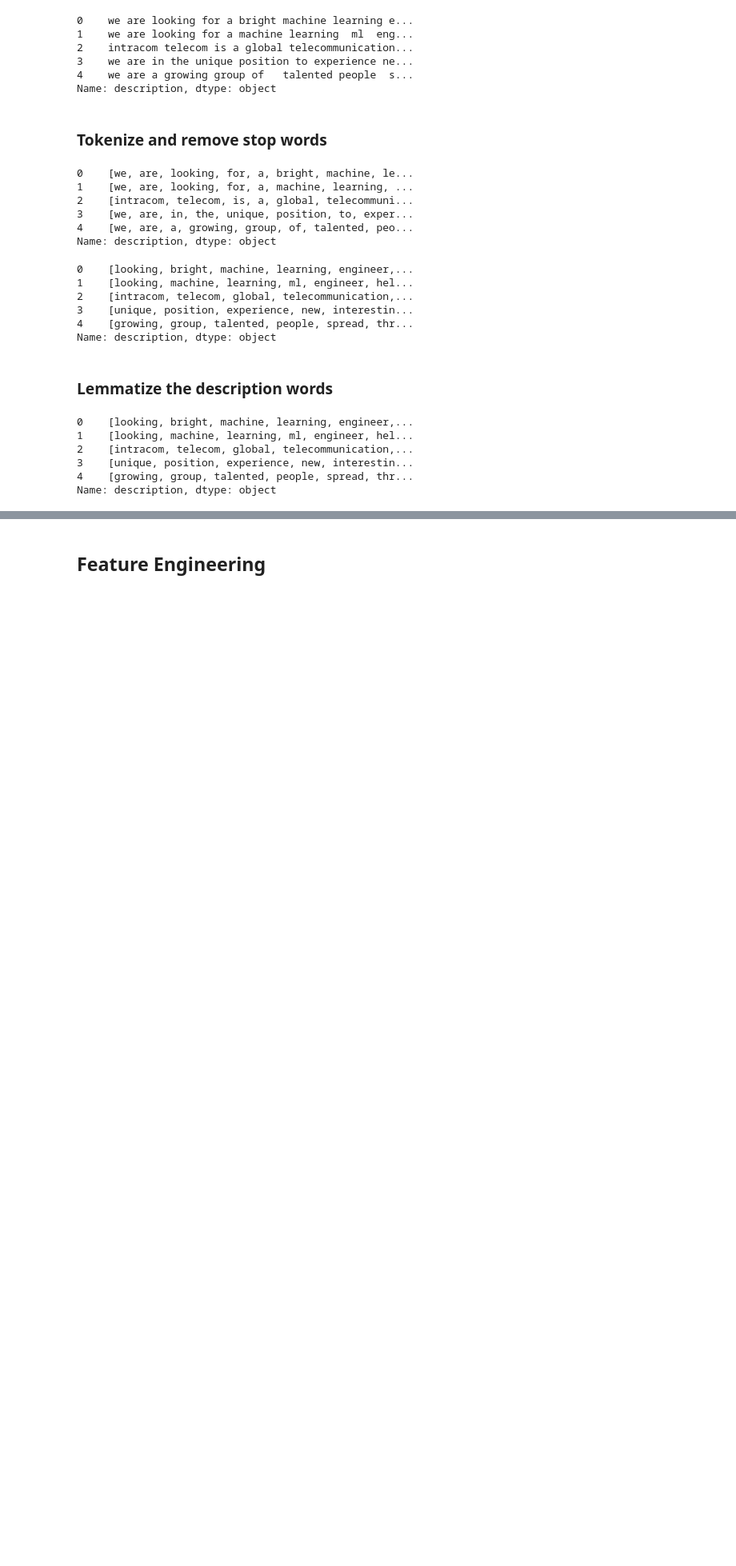
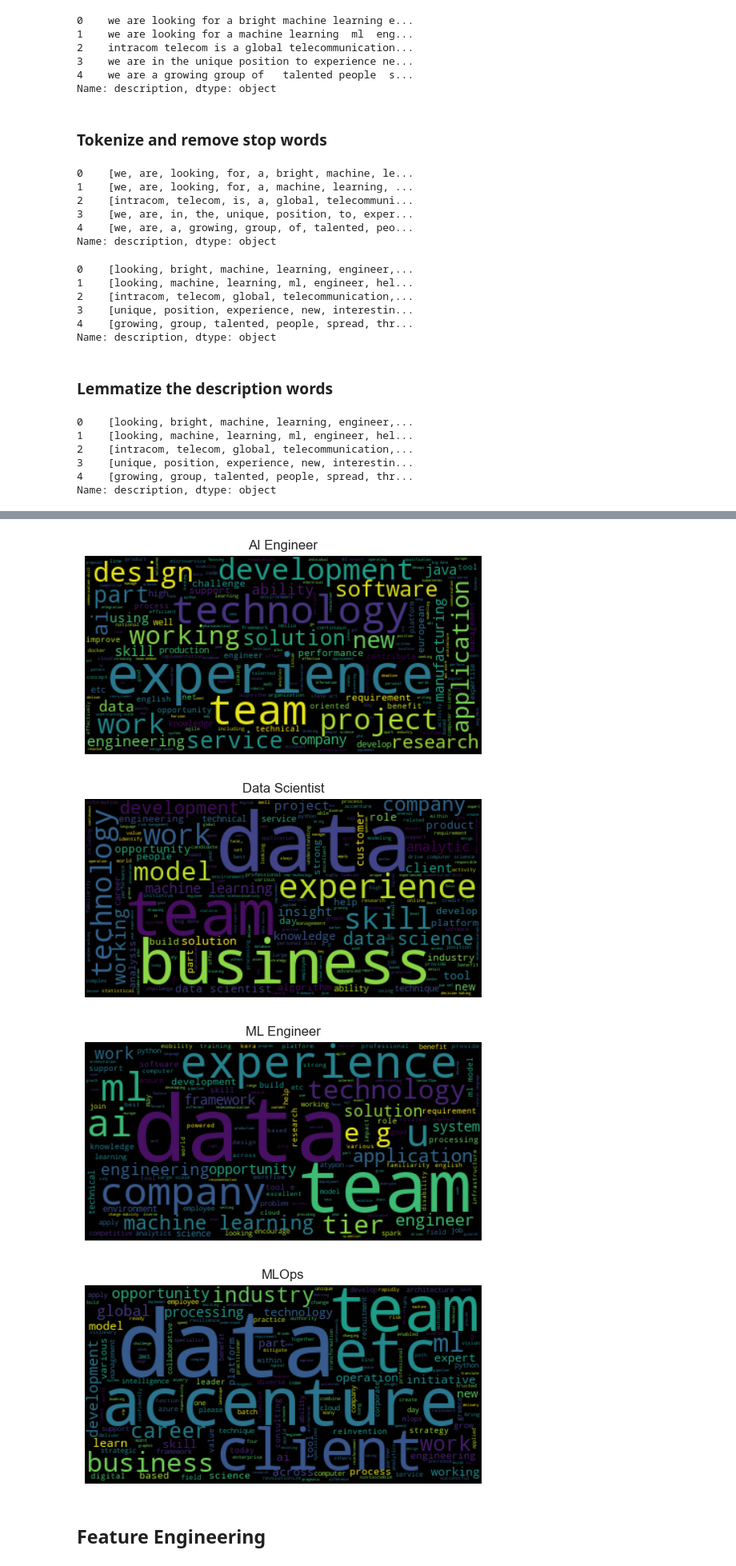
Before and after one commit to sotostzam/job-stats, a Jupyter notebook: notebooks/eda.ipynb, the cells around one changed output, grey strips where cells are left out. Shown: that part at 80% size. Drawn from its saved outputs; the diff is of its cells as text; code cells hidden in the pictures; blank space fills up the shorter version.

```diff
--- a/notebooks/eda.ipynb
+++ b/notebooks/eda.ipynb
@@ -223,0 +234,3 @@ In detail, we will:
+# %%
+df = df[['roles', 'description']]
+df.head()
@@ -303,21 +326,6 @@ Name: description, dtype: object
 # %%
-from wordcloud import WordCloud
-
-jda = df.groupby(["roles"]).sum().reset_index()
-jobs_list = jda['roles'].unique().tolist()
-print(jobs_list)
-
-for role in jobs_list:
-    # Start with one review:
-    text = jda[jda['roles'] == role].iloc[0].description
-
-    # Create and generate a word cloud image:
-    #wordcloud = WordCloud().generate(text)
-    wordcloud = WordCloud().generate_from_text(' '.join(text))
-
-    # Display the generated image:
-    print(f'----- {role} -----')
-    plt.imshow(wordcloud, interpolation='bilinear')
-    plt.axis("off")
-    plt.show()
+# Append description tokens to a single list based on it's respective role
+role_descs = df.groupby(["roles"]).sum().reset_index()
+role_list = role_descs['roles'].unique().tolist()
+role_descs.head()
 # %% [output]
@@ -333,2 +337,22 @@ for role in jobs_list:
+# %%
+from wordcloud import WordCloud
+
+for role in role_list:
+    # Get the description tokens for each role
+    tokens = role_descs[role_descs['roles'] == role].iloc[0].description
+
+    # Create and generate a word cloud image:
+    wordcloud = WordCloud().generate_from_text(' '.join(tokens))
+
+    # Display the generated image:
+    plt.imshow(wordcloud, interpolation='bilinear')
+    plt.axis("off")
+    plt.title(role)
+    plt.show()
+# %% [output]
+[figure, added]
+[figure, added]
+[figure, added]
+[figure, added]
 # %% [markdown]
 ## Feature Engineering
```
Also changed, not shown: parts of 11 cells of this notebook.
